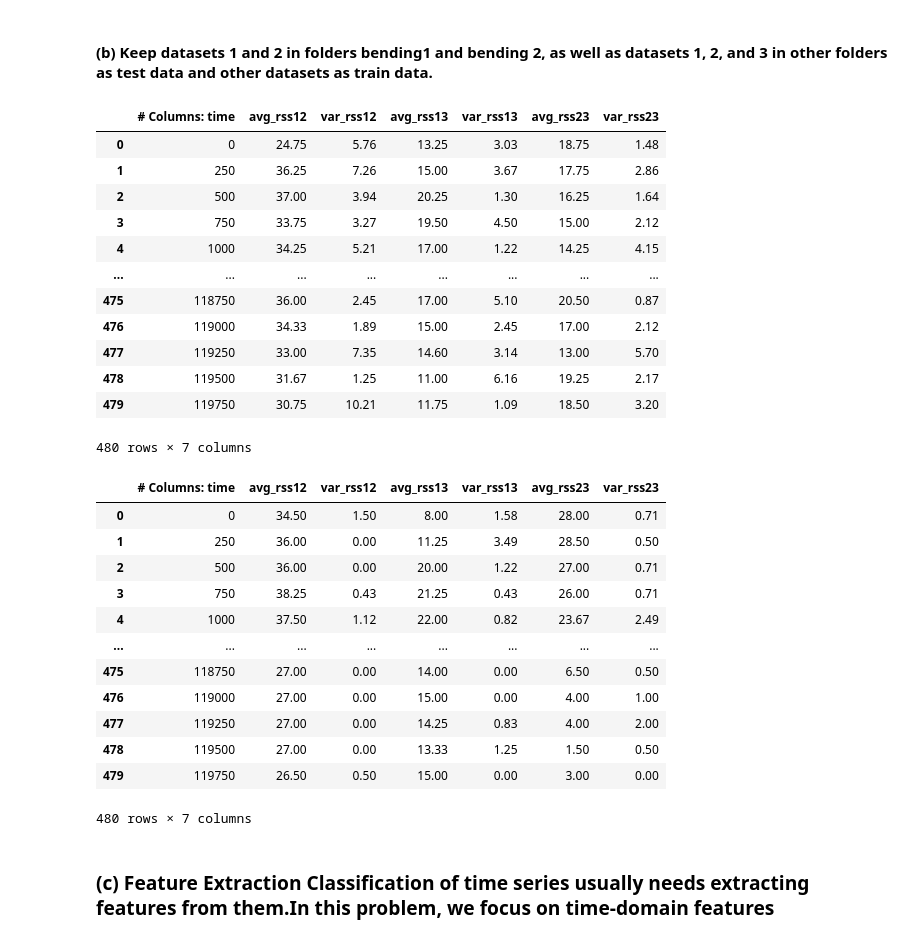
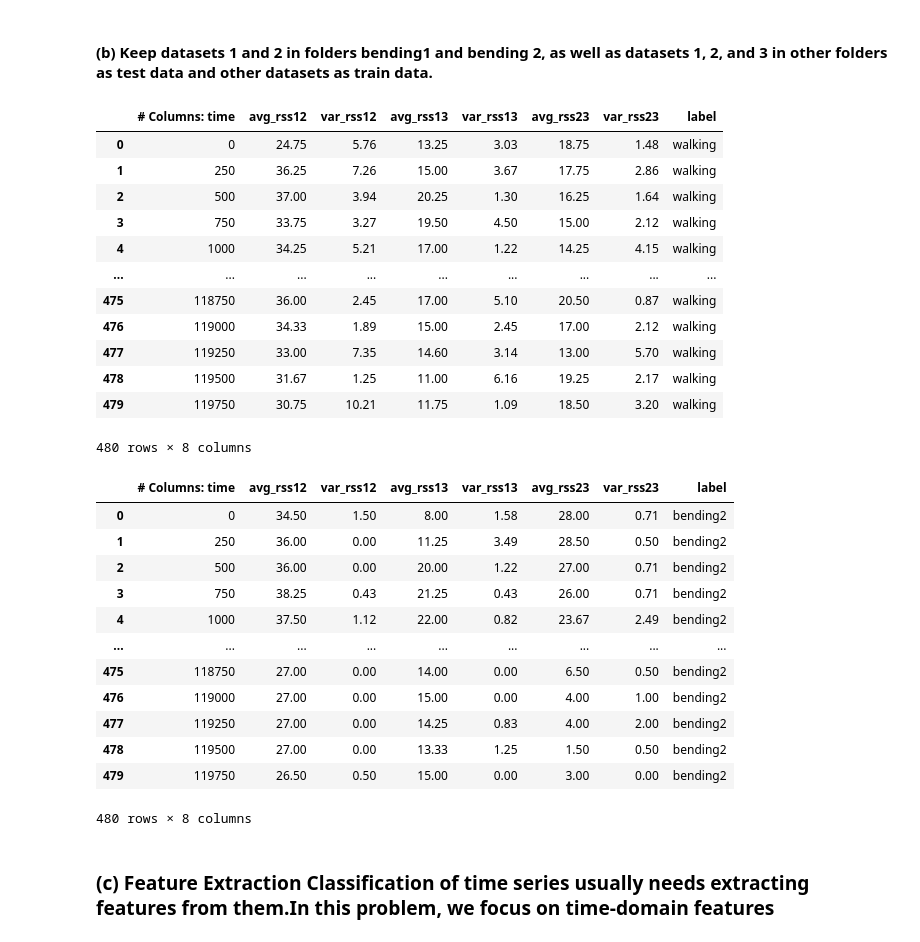
Before and after one commit to humera811/MLDS, a Jupyter notebook: Homework3/notebook/TimeSeriesClassification/Bano_Humera_HW3.ipynb, the cells around one changed output. Cells and saved outputs as stored; diff of their text form; code cells hidden in the pictures.

```diff
--- a/Homework3/notebook/TimeSeriesClassification/Bano_Humera_HW3.ipynb
+++ b/Homework3/notebook/TimeSeriesClassification/Bano_Humera_HW3.ipynb
@@ -28,37 +35,41 @@ col = ['# Columns: time', 'avg_rss12', 'var_rss12', 'avg_rss13', 'var_rss13', 'a
 # %%
 # https://pandas.pydata.org/docs/reference/api/pandas.read_csv.html#:~:text=Note%3A%20index_col%3DFalse%20can%20be,the%20end%20of%20each%20line.&text=Return%20a%20subset%20of%20the%20columns.
 # https://pandas.pydata.org/docs/reference/api/pandas.read_csv.html
 # https://pandas.pydata.org/pandas-docs/stable/reference/api/pandas.concat.html
 
 def all_act_label_df(trainset_testset_split, all_act_labels, start, end):
     for label in all_act_labels:
         for i in range(start,end+1):
             activity = str(i)
+            if label=='bending2' and i==4: sep_=' '
+            else:sep_=','
             filepath = '/dataset'+activity+'.csv'
-            df = pd.read_csv(path+label+filepath, header = 4, names=col, index_col=False)
+            df = pd.read_csv(path+label+filepath, skiprows = 5, names=col,sep= sep_, index_col=False)
+            # adding label piazza @500_f1
+            df['label'] = label
             trainset_testset_split = pd.concat([df], ignore_index=True)
     return trainset_testset_split
 
 #testset
 testset = pd.DataFrame(columns=col)
 testset = all_act_label_df(testset, actv_dir, 1, 2)
 testset = all_act_label_df(testset, actv_dir2, 1, 3)
 
 testset
 # %% [output]
-|  | # Columns: time | avg_rss12 | var_rss12 | avg_rss13 | var_rss13 | avg_rss23 | var_rss23 |
-| 0 | 0 | 24.75 | 5.76 | 13.25 | 3.03 | 18.75 | 1.48 |
-| 1 | 250 | 36.25 | 7.26 | 15.00 | 3.67 | 17.75 | 2.86 |
-| 2 | 500 | 37.00 | 3.94 | 20.25 | 1.30 | 16.25 | 1.64 |
-| 3 | 750 | 33.75 | 3.27 | 19.50 | 4.50 | 15.00 | 2.12 |
-| 4 | 1000 | 34.25 | 5.21 | 17.00 | 1.22 | 14.25 | 4.15 |
-| ... | ... | ... | ... | ... | ... | ... | ... |
-| 475 | 118750 | 36.00 | 2.45 | 17.00 | 5.10 | 20.50 | 0.87 |
-| 476 | 119000 | 34.33 | 1.89 | 15.00 | 2.45 | 17.00 | 2.12 |
-| 477 | 119250 | 33.00 | 7.35 | 14.60 | 3.14 | 13.00 | 5.70 |
-| 478 | 119500 | 31.67 | 1.25 | 11.00 | 6.16 | 19.25 | 2.17 |
-| 479 | 119750 | 30.75 | 10.21 | 11.75 | 1.09 | 18.50 | 3.20 |
+|  | # Columns: time | avg_rss12 | var_rss12 | avg_rss13 | var_rss13 | avg_rss23 | var_rss23 | label |
+| 0 | 0 | 24.75 | 5.76 | 13.25 | 3.03 | 18.75 | 1.48 | walking |
+| 1 | 250 | 36.25 | 7.26 | 15.00 | 3.67 | 17.75 | 2.86 | walking |
+| 2 | 500 | 37.00 | 3.94 | 20.25 | 1.30 | 16.25 | 1.64 | walking |
+| 3 | 750 | 33.75 | 3.27 | 19.50 | 4.50 | 15.00 | 2.12 | walking |
+| 4 | 1000 | 34.25 | 5.21 | 17.00 | 1.22 | 14.25 | 4.15 | walking |
+| ... | ... | ... | ... | ... | ... | ... | ... | ... |
+| 475 | 118750 | 36.00 | 2.45 | 17.00 | 5.10 | 20.50 | 0.87 | walking |
+| 476 | 119000 | 34.33 | 1.89 | 15.00 | 2.45 | 17.00 | 2.12 | walking |
+| 477 | 119250 | 33.00 | 7.35 | 14.60 | 3.14 | 13.00 | 5.70 | walking |
+| 478 | 119500 | 31.67 | 1.25 | 11.00 | 6.16 | 19.25 | 2.17 | walking |
+| 479 | 119750 | 30.75 | 10.21 | 11.75 | 1.09 | 18.50 | 3.20 | walking |
-480 rows × 7 columns
+480 rows × 8 columns
 # %%
 #trainset
 trainset = pd.DataFrame(columns=col)
@@ -68,19 +79,19 @@ trainset = all_act_label_df(trainset, actv_dir[1:2], 3, 6)
 
 trainset
 # %% [output]
-|  | # Columns: time | avg_rss12 | var_rss12 | avg_rss13 | var_rss13 | avg_rss23 | var_rss23 |
-| 0 | 0 | 34.50 | 1.50 | 8.00 | 1.58 | 28.00 | 0.71 |
-| 1 | 250 | 36.00 | 0.00 | 11.25 | 3.49 | 28.50 | 0.50 |
-| 2 | 500 | 36.00 | 0.00 | 20.00 | 1.22 | 27.00 | 0.71 |
-| 3 | 750 | 38.25 | 0.43 | 21.25 | 0.43 | 26.00 | 0.71 |
-| 4 | 1000 | 37.50 | 1.12 | 22.00 | 0.82 | 23.67 | 2.49 |
-| ... | ... | ... | ... | ... | ... | ... | ... |
-| 475 | 118750 | 27.00 | 0.00 | 14.00 | 0.00 | 6.50 | 0.50 |
-| 476 | 119000 | 27.00 | 0.00 | 15.00 | 0.00 | 4.00 | 1.00 |
-| 477 | 119250 | 27.00 | 0.00 | 14.25 | 0.83 | 4.00 | 2.00 |
-| 478 | 119500 | 27.00 | 0.00 | 13.33 | 1.25 | 1.50 | 0.50 |
-| 479 | 119750 | 26.50 | 0.50 | 15.00 | 0.00 | 3.00 | 0.00 |
+|  | # Columns: time | avg_rss12 | var_rss12 | avg_rss13 | var_rss13 | avg_rss23 | var_rss23 | label |
+| 0 | 0 | 34.50 | 1.50 | 8.00 | 1.58 | 28.00 | 0.71 | bending2 |
+| 1 | 250 | 36.00 | 0.00 | 11.25 | 3.49 | 28.50 | 0.50 | bending2 |
+| 2 | 500 | 36.00 | 0.00 | 20.00 | 1.22 | 27.00 | 0.71 | bending2 |
+| 3 | 750 | 38.25 | 0.43 | 21.25 | 0.43 | 26.00 | 0.71 | bending2 |
+| 4 | 1000 | 37.50 | 1.12 | 22.00 | 0.82 | 23.67 | 2.49 | bending2 |
+| ... | ... | ... | ... | ... | ... | ... | ... | ... |
+| 475 | 118750 | 27.00 | 0.00 | 14.00 | 0.00 | 6.50 | 0.50 | bending2 |
+| 476 | 119000 | 27.00 | 0.00 | 15.00 | 0.00 | 4.00 | 1.00 | bending2 |
+| 477 | 119250 | 27.00 | 0.00 | 14.25 | 0.83 | 4.00 | 2.00 | bending2 |
+| 478 | 119500 | 27.00 | 0.00 | 13.33 | 1.25 | 1.50 | 0.50 | bending2 |
+| 479 | 119750 | 26.50 | 0.50 | 15.00 | 0.00 | 3.00 | 0.00 | bending2 |
-480 rows × 7 columns
+480 rows × 8 columns
 # %% [markdown]
 ### __(c) Feature Extraction Classification of time series usually needs extracting features from them.In this problem, we focus on time-domain features__
 # %% [markdown]
```
Also changed, not shown: parts of 10 cells of this notebook, 1 other file.
